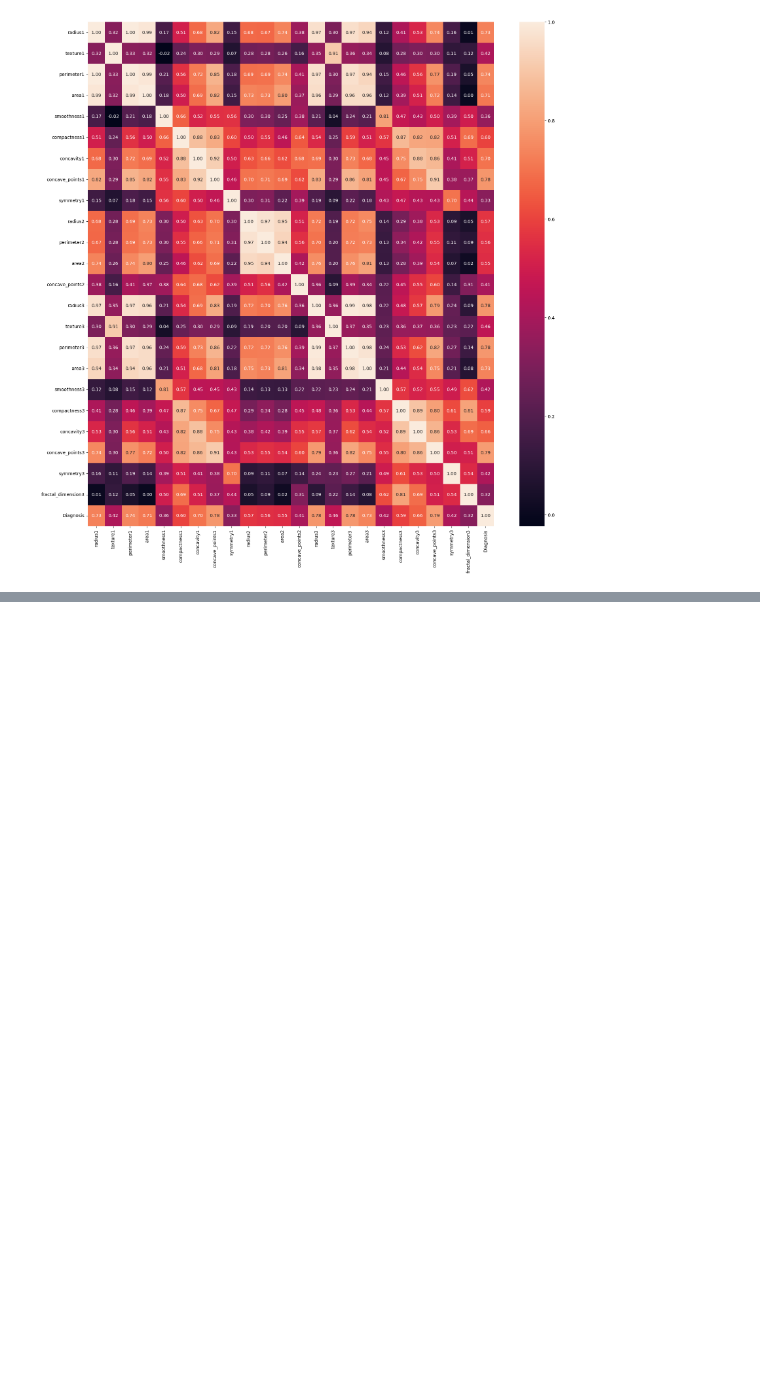
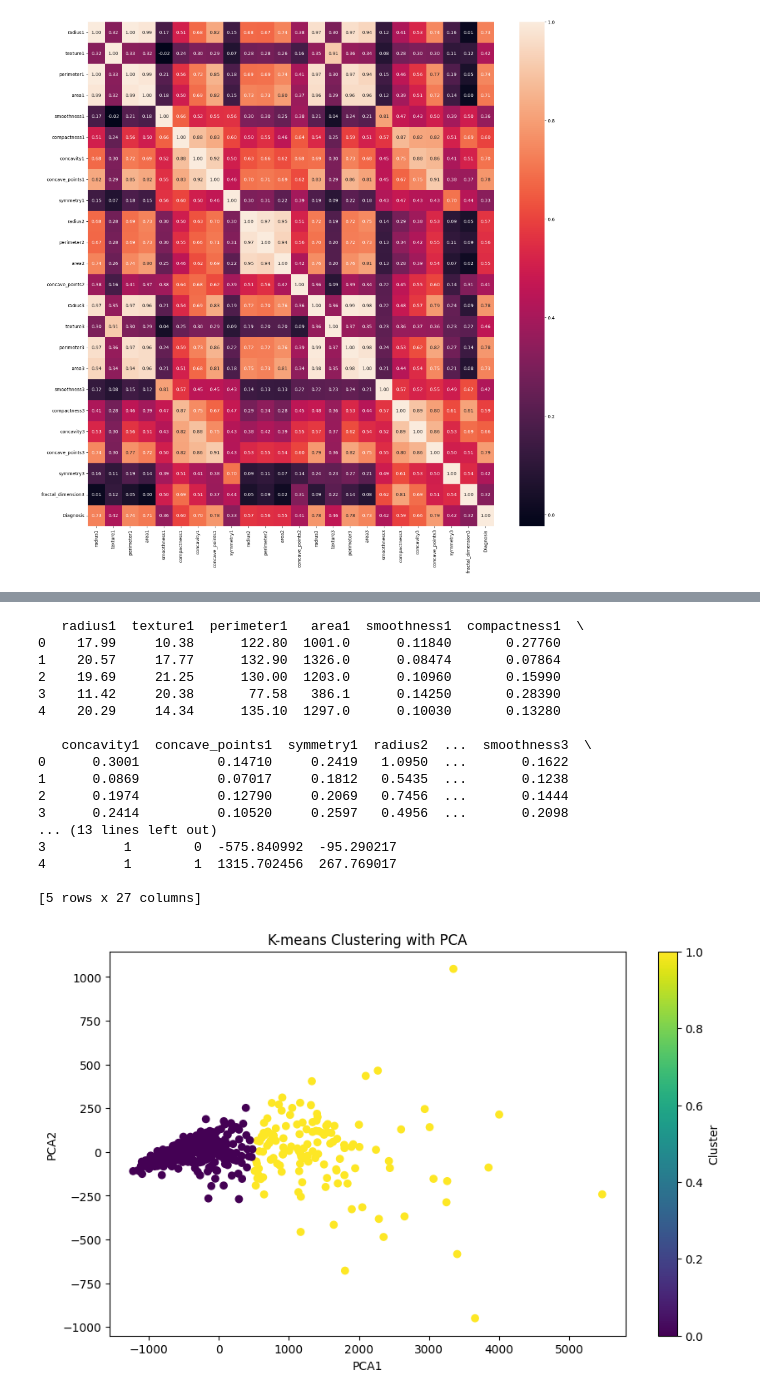
Before and after one commit to tjamescpp/Breast_Cancer_ML, a Jupyter notebook: breast_cancer_data.ipynb, the cells around one changed output, grey strips where cells are left out. Saved outputs shown, nothing was run; the diff lists cells and outputs as text; code cells hidden in the pictures; blank space fills up the shorter version.

Commit message:
performed kmeans and pca

```diff
--- a/breast_cancer_data.ipynb
+++ b/breast_cancer_data.ipynb
@@ -156,0 +176,51 @@ print_corr_matrix(df_filtered)
+# %%
+import pandas as pd
+from sklearn.cluster import KMeans
+from sklearn.decomposition import PCA
+import matplotlib.pyplot as plt
+
+# Prepare the data (excluding the target column for clustering)
+X = df_filtered.drop(columns=['Diagnosis'])
+
+# Perform K-means clustering
+kmeans = KMeans(n_clusters=2, random_state=0)
+df_filtered['Cluster'] = kmeans.fit_predict(X)
+
+# Reduce dimensions using PCA
+pca = PCA(n_components=2)
+X_pca = pca.fit_transform(X)
+
+# Add the PCA components to the DataFrame
+df_filtered['PCA1'] = X_pca[:, 0]
+df_filtered['PCA2'] = X_pca[:, 1]
+
+# Print the DataFrame with cluster labels and PCA components
+print(df_filtered.head())
+
+# Visualize the clusters
+plt.figure(figsize=(10, 6))
+plt.scatter(df_filtered['PCA1'], df_filtered['PCA2'], c=df_filtered['Cluster'], cmap='viridis')
+plt.xlabel('PCA1')
+plt.ylabel('PCA2')
+plt.title('K-means Clustering with PCA')
+plt.colorbar(label='Cluster')
+plt.show()
+# %% [output]
+   radius1  texture1  perimeter1   area1  smoothness1  compactness1  \
+0    17.99     10.38      122.80  1001.0      0.11840       0.27760
+1    20.57     17.77      132.90  1326.0      0.08474       0.07864
+2    19.69     21.25      130.00  1203.0      0.10960       0.15990
+3    11.42     20.38       77.58   386.1      0.14250       0.28390
+4    20.29     14.34      135.10  1297.0      0.10030       0.13280
+
+   concavity1  concave_points1  symmetry1  radius2  ...  smoothness3  \
+0      0.3001          0.14710     0.2419   1.0950  ...       0.1622
+1      0.0869          0.07017     0.1812   0.5435  ...       0.1238
+2      0.1974          0.12790     0.2069   0.7456  ...       0.1444
+3      0.2414          0.10520     0.2597   0.4956  ...       0.2098
+... (13 lines left out)
+3          1        0  -575.840992  -95.290217
+4          1        1  1315.702456  267.769017
+
+[5 rows x 27 columns]
+[figure, added]
```
Also changed, not shown: parts of 1 cell of this notebook, 1 other file.
